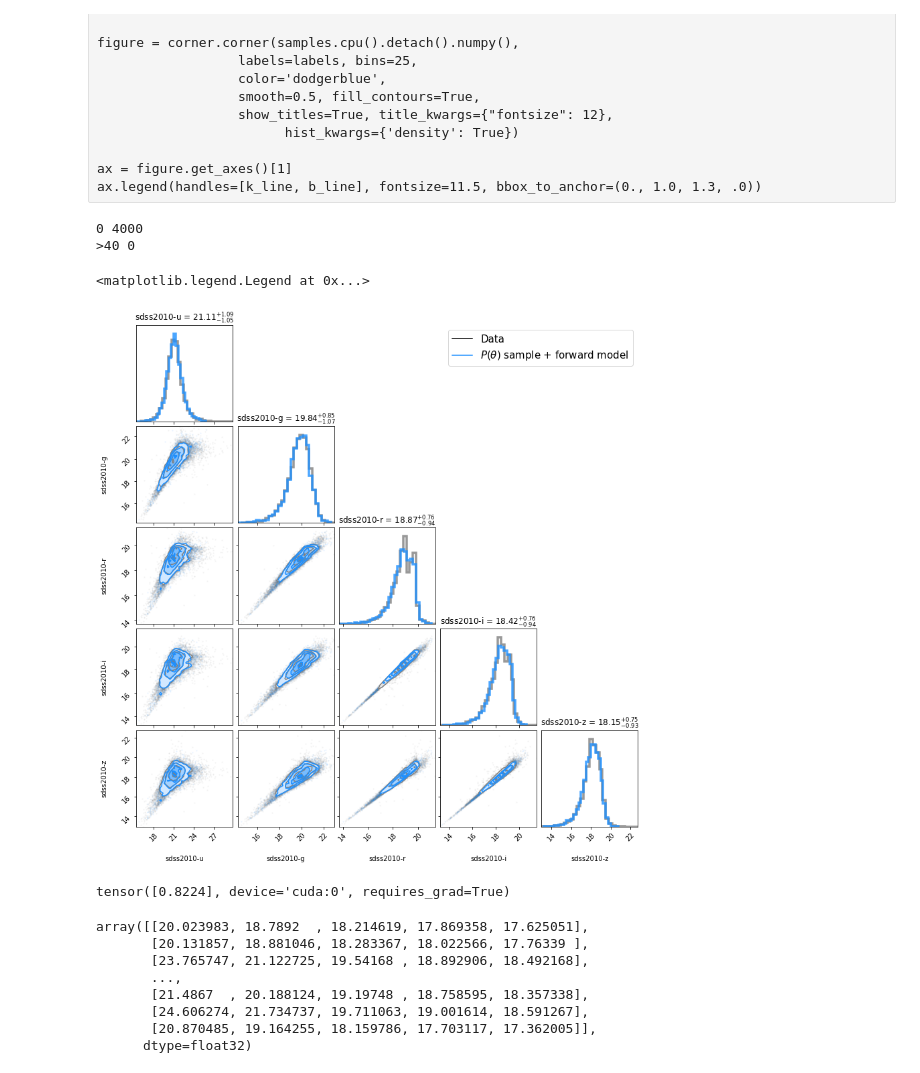
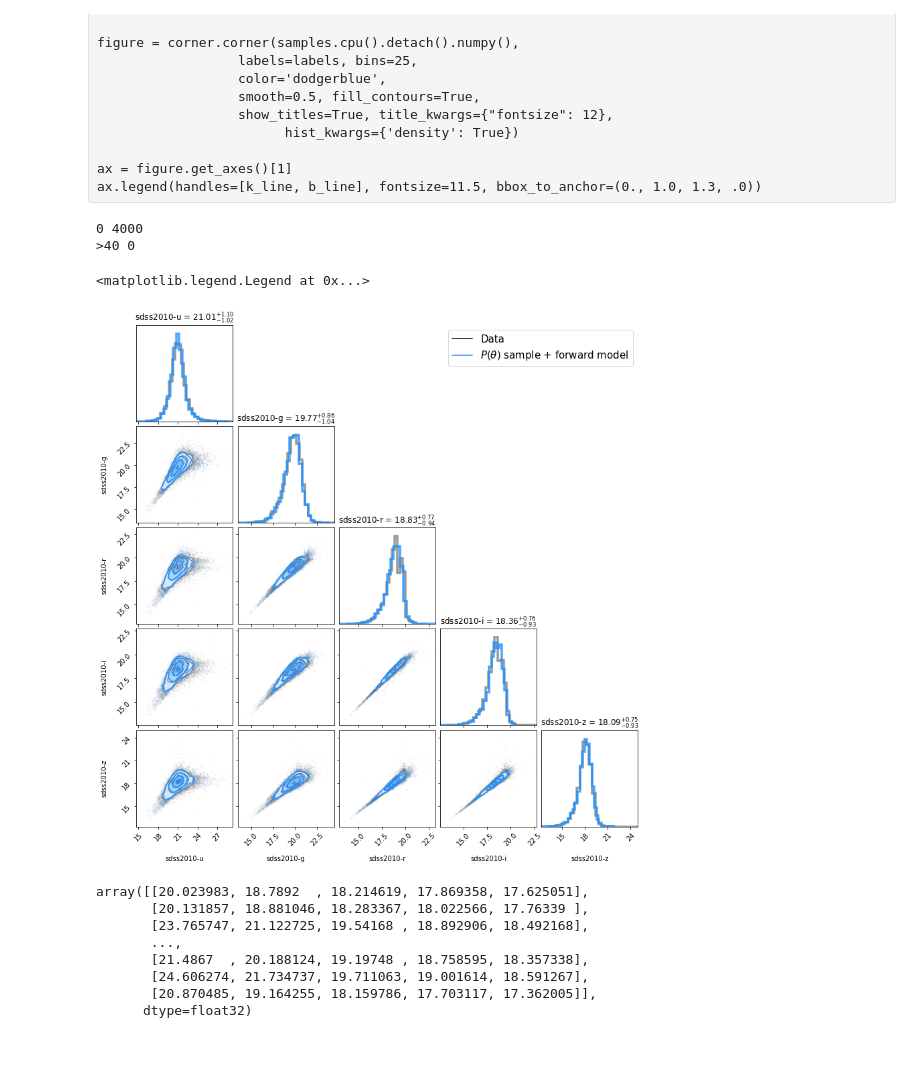
Before and after one commit to AstroJacobLi/popsed, a Jupyter notebook: notebooks/neural_density_estimator/NMF/GAMA/GAMA_NMF_DR3_apmatch_anneal.ipynb, the cells around one changed output. Cells and saved outputs as stored; diff of their text form; code cells hidden in the pictures.

```diff
--- a/notebooks/neural_density_estimator/NMF/GAMA/GAMA_NMF_DR3_apmatch_anneal.ipynb
+++ b/notebooks/neural_density_estimator/NMF/GAMA/GAMA_NMF_DR3_apmatch_anneal.ipynb
@@ -123,28 +99,3 @@ z_mass_met = z_mass_met[flag]
 from itertools import combinations
 from torch.utils.data import DataLoader
 import gc
-# %%
-scaler = StandardScaler(device='cpu')
-scaler.fit(X_data)
-_X_data = scaler.transform(X_data)
-# Determine the intrinsic sampling loss
-X_datas = []
-for i in range(5):
-    ind = np.random.randint(0, len(_X_data), 10000)
-    X_datas.append(torch.Tensor(_X_data[ind]).to('cuda'))
-from torch.utils.data import DataLoader
-from geomloss import SamplesLoss
-L = SamplesLoss(loss='sinkhorn', **{'p': 1, 'blur': 0.002, 'scaling': 0.9})
-intr_loss = []
-for i in range(5):
-    dataloader = DataLoader(_X_data, batch_size=10000, shuffle=True)
-    data_loss = 0.
-    for x in dataloader:
-        data_loss += L(X_datas[i], x.to('cuda'))
-    loss = data_loss / len(dataloader)
-    intr_loss.append(loss.item())
-
-print("Intrinsic sampling loss:", np.mean(intr_loss), '+-', np.std(intr_loss))
-del X_datas
-gc.collect()
-torch.cuda.empty_cache()
@@ -192,7 +166,7 @@ from popsed.speculator import StandardScaler
 from popsed.nde import WassersteinNeuralDensityEstimator
 from geomloss import SamplesLoss
 # %%
-seed = 24
+seed = 10
 np.random.seed(seed)
 
 _bounds = speculator.bounds.copy()
@@ -205,7 +179,7 @@ _stds = np.ones(len(_bounds))
 NDE_theta = WassersteinNeuralDensityEstimator(method='nsf',
                                               name=name,
                                               num_transforms=20,  # 10
-                                              num_bins=50,  # how smashed it is. 10
+                                              num_bins=60,  # how smashed it is. 10
                                               hidden_features=100,  # 120,
                                               seed=seed,
                                               output_dir=None,
@@ -242,12 +212,10 @@ tensor([0.], device='cuda:0', requires_grad=True)
-# %%
-NDE_theta.optimizer.add_param_group({'params': NDE_theta.noise_scaling})
 # %%
 # del X_data
 gc.collect()
 torch.cuda.empty_cache()
 # %%
-noise = 'gama_snr'
-noise_model_dir = './noise_model/gama_snr_model_mag_dr3_apmatch.npy'
+# noise = 'gama_snr'
+# noise_model_dir = f'./noise_model/gama_snr_model_mag_dr3_apmatch_{PHOT}.npy'
 
 # noise = 'gama'
 max_epochs = 40
@@ -263,11 +231,4 @@ snrs = [1 + anneal_coeff * np.exp(- anneal_tau / max_epochs * i)
 steps = 20
 
 snrs = np.repeat(np.array(snrs)[:, None], 5, axis=1)
-
-# blurs = [0.3, 0.3, 0.2, 0.2, 0.1, 0.1,
-#          0.1, 0.05, 0.05, 0.05] + [0.002] * max_epochs
-# temp = [2 + anneal_coeff * np.exp(- anneal_tau / max_epochs * i)
-#         for i in range(max_epochs)]  # larger anneal_coeff, after annealing
-
-# snrs = np.hstack([np.array(temp)[:, None], snrs])
 snrs = torch.Tensor(snrs).to('cuda')
@@ -467,39 +406,35 @@ figure = corner.corner(X_vali,#.cpu().detach().numpy(),
                        show_titles=True,
                        title_kwargs={"fontsize": 12},
                        hist_kwargs={'density': True})
 
 mags = speculator._predict_mag_with_mass_redshift(
 #     inverse_transform_nmf_params_given_z(samples, NDE_theta.NDE_prior, NDE_theta.cdf_z),
     inverse_transform_nmf_params(samples, NDE_theta.NDE_prior),
                                                   filterset=gama_filters,
                                                   noise=noise,
                                                   noise_model_dir=noise_model_dir,
-                                                  SNR=1, noise_scaling=-0.0065,
+                                                  SNR=1,
                                                   ).cpu().detach().numpy()
 print(np.isnan(mags).any(axis=1).sum(), len(mags))
 print('>40', np.any(mags > 40, axis=1).sum())
 mags = mags[~(np.isinf(mags).any(axis=1)| np.isnan(mags).any(axis=1))]
 mags = mags[~np.any(mags > 40, axis=1)]
 nf_plot = corner.corner(mags,
                   fig=figure, labels=labels, bins=30,
                         #range=[[14, 25]] * 5,
                   color='dodgerblue', #quantiles=[0.16, 0.5, 0.84],
                   smooth=0.2, fill_contours=True,
                   show_titles=False,
                         title_kwargs={"fontsize": 12},
                        hist_kwargs={'density': True})
 
 ax = nf_plot.get_axes()[4]
 ax.legend(handles=[k_line, b_line], fontsize=15)#, bbox_to_anchor=(0., 1.0, 1., .0))
 # %% [output]
 0 4000
 >40 0
 <matplotlib.legend.Legend at 0x...>
-[figure, old version]
+[figure, new version]
-# %%
-NDE_theta.noise_scaling
-# %% [output]
-tensor([0.8224], device='cuda:0', requires_grad=True)
 # %%
 mags = speculator._predict_mag_with_mass_redshift(
     inverse_transform_nmf_params(samples, NDE_theta.NDE_prior),
```
Also changed, not shown: parts of 15 cells of this notebook, 8 other files.
